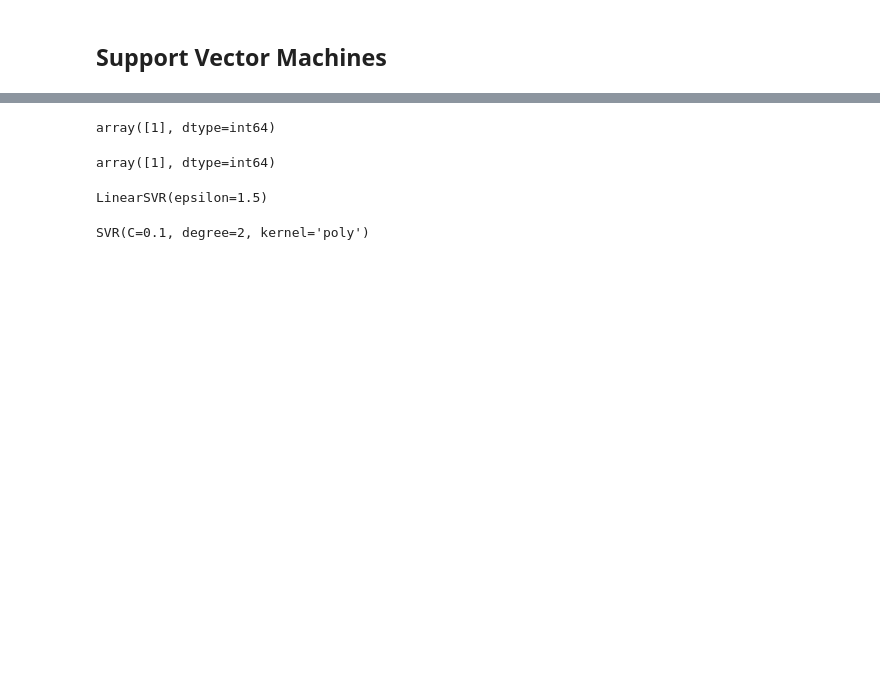
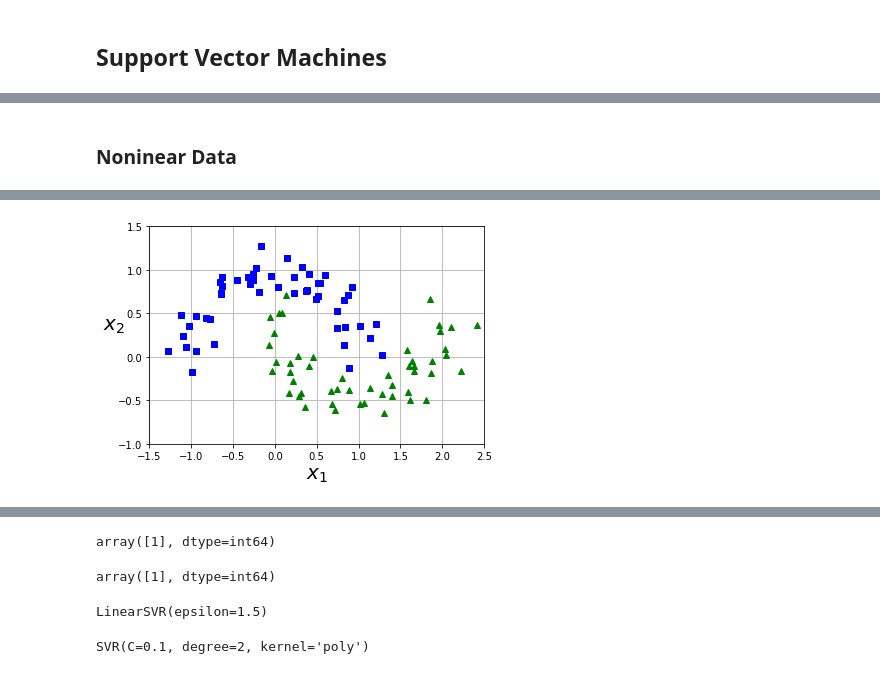
Before and after one commit to arsenallover/AGeron_HandsOnML, a Jupyter notebook: notebooks/05_P_Support_Vector_Machines.ipynb, the cells around one changed output, grey strips where cells are left out. Cells and saved outputs as stored; diff of their text form; code cells hidden in the pictures; blank space fills up the shorter version.

```diff
--- a/notebooks/05_P_Support_Vector_Machines.ipynb
+++ b/notebooks/05_P_Support_Vector_Machines.ipynb
@@ -21,0 +64,31 @@ array([1.])
+# %% [markdown]
+### Noninear Data
+# %%
+from sklearn.datasets import make_moons
+X, y = make_moons(n_samples=100, noise=0.15, random_state=42)
+
+def plot_dataset(X, y, axes):
+    plt.plot(X[:, 0][y==0], X[:, 1][y==0], "bs")
+    plt.plot(X[:, 0][y==1], X[:, 1][y==1], "g^")
+    plt.axis(axes)
+    plt.grid(True, which='both')
+    plt.xlabel(r"$x_1$", fontsize=20)
+    plt.ylabel(r"$x_2$", fontsize=20, rotation=0)
+
+plot_dataset(X, y, [-1.5, 2.5, -1, 1.5])
+
+plt.show()
+
+def plot_svm_fit(model, X, y):
+    x0 = np.linspace(-1.5, 2.5, 200)
+    x1 = np.linspace(-1.5, 1.5, 200)
+    x0, x1 = np.meshgrid(x0, x1)
+    X_mesh = np.c_[x0.ravel(), x1.ravel()]
+    y_pred = model.predict(X_mesh).reshape(x0.shape)
+    y_decision = model.decision_function(X_mesh).reshape(x0.shape)
+
+    plt.contourf(x0, x1, y_decision)
+    plt.contourf(x0, x1, y_pred)
+    plot_dataset(X, y, [-1.5, 2.5, -1, 1.5])
+    plt.show()
+# %% [output]
@@ -21,0 +102 @@ array([1.])
+[figure, added]
```
Also changed, not shown: parts of 10 cells of this notebook, 3 other files.
